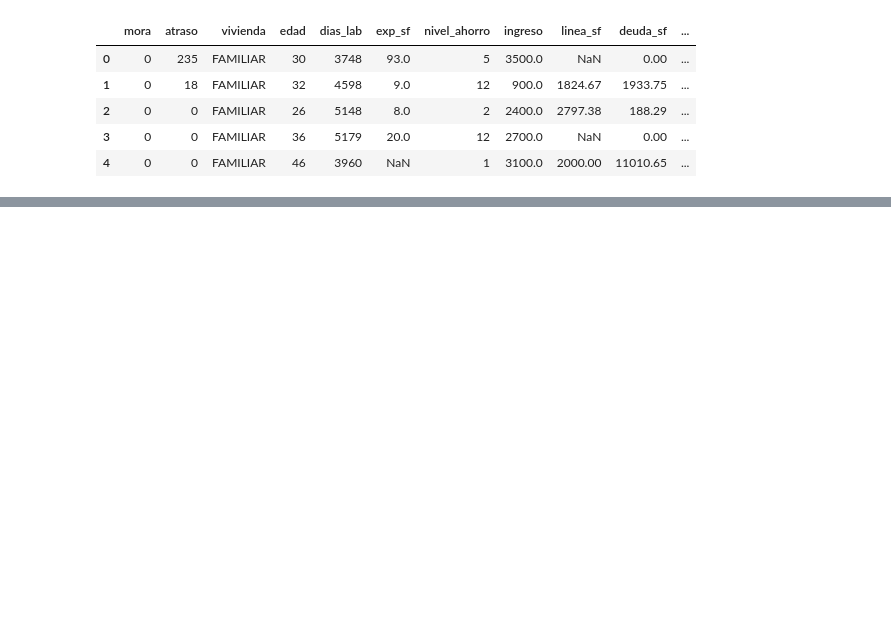
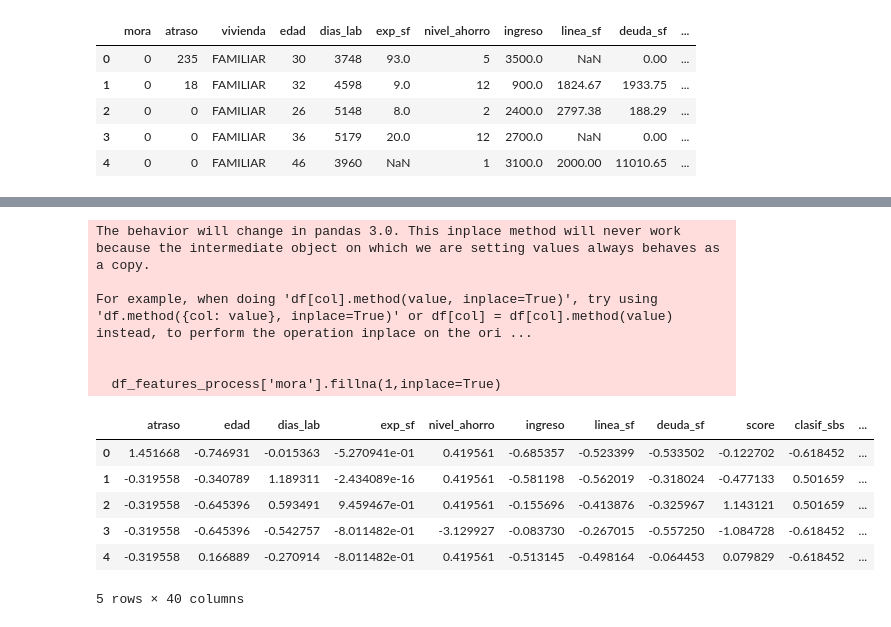
Before and after one commit to karenchang96/Proyecto_2, a Jupyter notebook: notebooks/1.create_features_and_base_pipeline.ipynb, the cells around one changed output, grey strips where cells are left out. Cells and saved outputs as stored; diff of their text form; code cells hidden in the pictures; blank space fills up the shorter version.

```diff
--- a/notebooks/1.create_features_and_base_pipeline.ipynb
+++ b/notebooks/1.create_features_and_base_pipeline.ipynb
@@ -92,8 +20,0 @@ dataset[num_features] = num_imputer.fit_transform(dataset[num_features])
-# %%
-# Crear un codificador (LabelEncoder)
-label_encoder = LabelEncoder()
-# Aplicar Label Encoding a cada columna categórica
-for col in cat_features:
-    dataset[col] = label_encoder.fit_transform(dataset[col])
-# Ver las primeras filas del dataset con las columnas codificadas
-print(dataset.head())
@@ -118,0 +21,12 @@ dataset.to_csv(
+# %%
+# Variables que deseas eliminar de X
+VARS_TO_DROP = ['mora']
+CONTINUE_VARS_TO_IMPUT = ['edad', 'dias_lab', 'exp_sf', 'nivel_ahorro', 'ingreso', 'linea_sf', 'deuda_sf', 'score','clasif_sbs']
+CATEGORICAL_VARS_TO_IMPUT = ['vivienda', 'zona', 'nivel_educ']
+OHE_VAR_TO_ENCODE = ['vivienda', 'zona', 'nivel_educ']
+# Definir X y y correctamente
+x_features = dataset.drop(labels=VARS_TO_DROP, axis=1)  # Elimina las columnas no deseadas
+y_target = dataset['mora']  # Selecciona la variable objetivo como una serie
+# División de los datos
+from sklearn.model_selection import train_test_split
+X_train, X_test, y_train, y_test = train_test_split(x_features, y_target, test_size=0.3, shuffle=True, random_state=2025)
@@ -118,0 +40,14 @@ dataset.to_csv(
+# %%
+create_features_and_base_pipeline = Pipeline([
+    #Imputacion de variables continuas
+    ('continues_var_mean_imputation',MeanMedianImputer(imputation_method='mean', variables=CONTINUE_VARS_TO_IMPUT)),
+    #Imputacion de variables categoricas
+    ('categorical_var_freq_imputation',CategoricalImputer(imputation_method='frequent',variables=CATEGORICAL_VARS_TO_IMPUT)),
+    #Codificacion de variables categoricas
+    ('categorical_encoding_ohe',OneHotEncoder(variables=OHE_VAR_TO_ENCODE, drop_last=True)),
+    #estandarizacion de variables
+    ('feature_scaling',StandardScaler())
+ ])
+# %%
+#configuracion de pipeline ingeneria de caracteristicas
+create_features_and_base_pipeline.fit(X_train)
@@ -118,0 +69,25 @@ dataset.to_csv(
+# %%
+# Aplicar transformaciones con el pipeline
+x_features_processed = create_features_and_base_pipeline.fit_transform(X_train)
+# Obtener los nombres de las columnas después del pipeline
+processed_columns = create_features_and_base_pipeline.named_steps['categorical_encoding_ohe'].get_feature_names_out()
+# Crear un DataFrame con las columnas procesadas
+df_features_process = pd.DataFrame(x_features_processed, columns=processed_columns)
+df_features_process['mora'] = y_train
+df_features_process['mora'].fillna(1,inplace=True)
+# Verificar el resultado
+df_features_process.head()
+# %% [output]
+The behavior will change in pandas 3.0. This inplace method will never work because the intermediate object on which we are setting values always behaves as a copy.
+
+For example, when doing 'df[col].method(value, inplace=True)', try using 'df.method({col: value}, inplace=True)' or df[col] = df[col].method(value) instead, to perform the operation inplace on the ori ...
+
+
+  df_features_process['mora'].fillna(1,inplace=True)
+|  | atraso | edad | dias_lab | exp_sf | nivel_ahorro | ingreso | linea_sf | deuda_sf | score | clasif_sbs | ... |
+| 0 | 1.451668 | -0.746931 | -0.015363 | -5.270941e-01 | 0.419561 | -0.685357 | -0.523399 | -0.533502 | -0.122702 | -0.618452 | ... |
+| 1 | -0.319558 | -0.340789 | 1.189311 | -2.434089e-16 | 0.419561 | -0.581198 | -0.562019 | -0.318024 | -0.477133 | 0.501659 | ... |
+| 2 | -0.319558 | -0.645396 | 0.593491 | 9.459467e-01 | 0.419561 | -0.155696 | -0.413876 | -0.325967 | 1.143121 | 0.501659 | ... |
+| 3 | -0.319558 | -0.645396 | -0.542757 | -8.011482e-01 | -3.129927 | -0.083730 | -0.267015 | -0.557250 | -1.084728 | -0.618452 | ... |
+| 4 | -0.319558 | 0.166889 | -0.270914 | -8.011482e-01 | 0.419561 | -0.513145 | -0.498164 | -0.064453 | 0.079829 | -0.618452 | ... |
+5 rows × 40 columns
```
Also changed, not shown: parts of 15 cells of this notebook, 2 other files.
